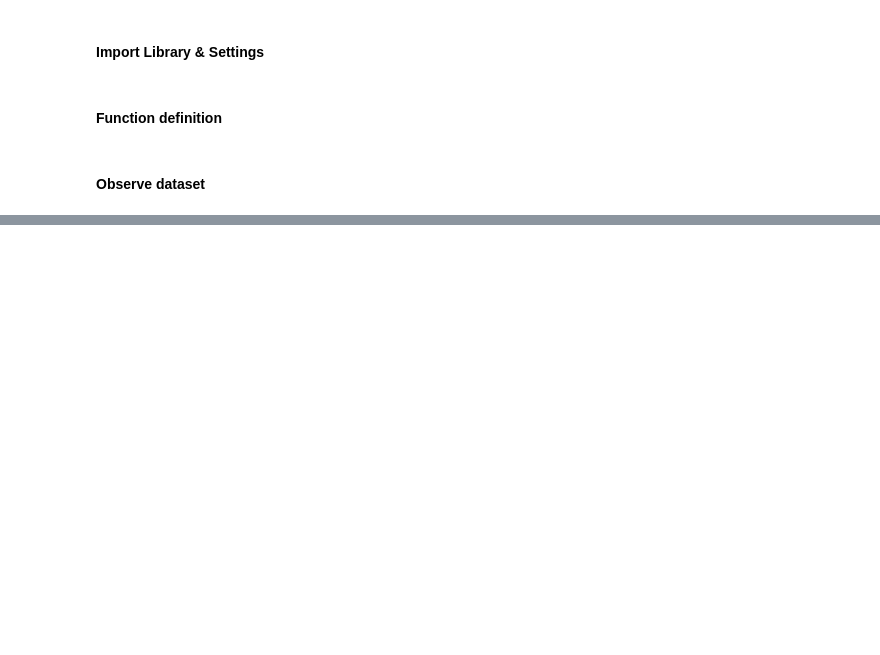
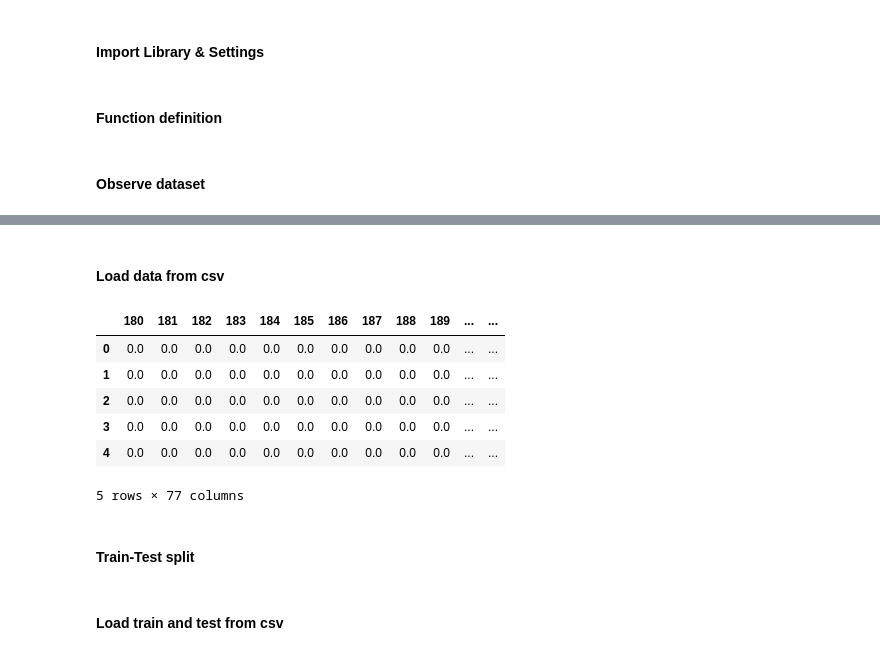
Before and after one commit to nguyenvlm/2019_NCKHSV_Emotions-Estimation_w_Faces-Thermal-Images, a Jupyter notebook: HERuTI.ipynb, the cells around one changed output, grey strips where cells are left out. Saved outputs shown, nothing was run; the diff lists cells and outputs as text; code cells hidden in the pictures; blank space fills up the shorter version.

```diff
--- a/HERuTI.ipynb
+++ b/HERuTI.ipynb
@@ -241,0 +296,15 @@ Finished loading NEUTRAL
+# %% [markdown]
+#### Load data from csv
+# %%
+data = pd.read_csv('./GrayscaleIntensities/intensities.csv')
+data.head()
+# %% [output]
+|  | 180 | 181 | 182 | 183 | 184 | 185 | 186 | 187 | 188 | 189 | ... | ... |
+| 0 | 0.0 | 0.0 | 0.0 | 0.0 | 0.0 | 0.0 | 0.0 | 0.0 | 0.0 | 0.0 | ... | ... |
+| 1 | 0.0 | 0.0 | 0.0 | 0.0 | 0.0 | 0.0 | 0.0 | 0.0 | 0.0 | 0.0 | ... | ... |
+| 2 | 0.0 | 0.0 | 0.0 | 0.0 | 0.0 | 0.0 | 0.0 | 0.0 | 0.0 | 0.0 | ... | ... |
+| 3 | 0.0 | 0.0 | 0.0 | 0.0 | 0.0 | 0.0 | 0.0 | 0.0 | 0.0 | 0.0 | ... | ... |
+| 4 | 0.0 | 0.0 | 0.0 | 0.0 | 0.0 | 0.0 | 0.0 | 0.0 | 0.0 | 0.0 | ... | ... |
+5 rows × 77 columns
+# %% [markdown]
+#### Train-Test split
@@ -241,0 +316,2 @@ Finished loading NEUTRAL
+# %% [markdown]
+#### Load train and test from csv
```
Also changed, not shown: parts of 7 cells of this notebook.
